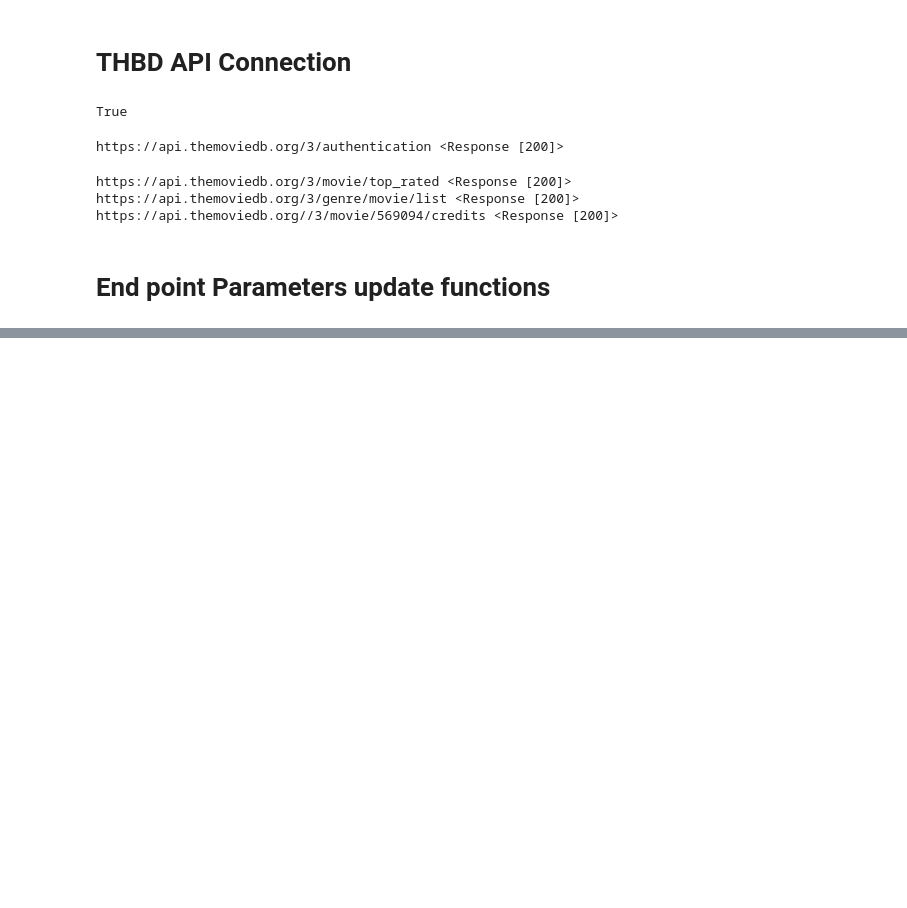
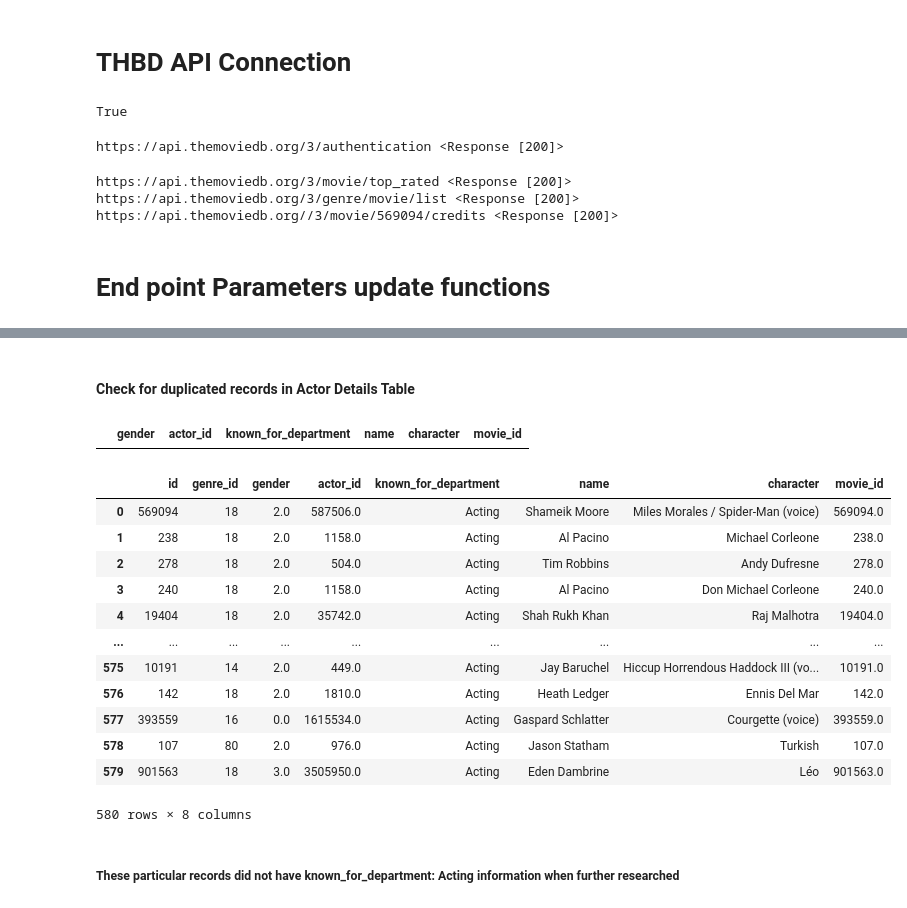
Before and after one commit to Bambi-Forest/tmdb-api-connection, a Jupyter notebook: The Movie Database API/connection.ipynb, the cells around one changed output, grey strips where cells are left out. Drawn from its saved outputs; the diff is of its cells as text; code cells hidden in the pictures; blank space fills up the shorter version.

```diff
--- a/The Movie Database API/connection.ipynb
+++ b/The Movie Database API/connection.ipynb
@@ -117,0 +181,12 @@ top_ten_paid_actors.head(10)
+# %%
+movie_rows = []
+nested_columnss = ['title']
+count = 1
+pages = 30
+
+while count < pages:
+    movie_info_df = convert_json_nested_dataframe(endpoint = top_rated_movie , headers=headers , record_paths = 'results', argv = nested_columnss, params=get_movie_endpoint_param(count))
+    df = pd.DataFrame(movie_info_df)
+    df.columns = df.columns.str.replace(' ','')
+    movie_rows.append(df)
+    count += 1
@@ -117,0 +337,25 @@ top_ten_paid_actors.head(10)
+# %% [markdown]
+#### Check for duplicated records in Actor Details Table
+# %%
+find_duplicate_records(dataframe = actors_details_df,col= "movie_id")
+# %% [output]
+|  | gender | actor_id | known_for_department | name | character | movie_id |
+# %%
+join_df=pd.merge(genre_movie_id_df,actors_details_df, left_on=['id'],right_on=['movie_id'], how='left')
+join_df
+# %% [output]
+|  | id | genre_id | gender | actor_id | known_for_department | name | character | movie_id |
+| 0 | 569094 | 18 | 2.0 | 587506.0 | Acting | Shameik Moore | Miles Morales / Spider-Man (voice) | 569094.0 |
+| 1 | 238 | 18 | 2.0 | 1158.0 | Acting | Al Pacino | Michael Corleone | 238.0 |
+| 2 | 278 | 18 | 2.0 | 504.0 | Acting | Tim Robbins | Andy Dufresne | 278.0 |
+| 3 | 240 | 18 | 2.0 | 1158.0 | Acting | Al Pacino | Don Michael Corleone | 240.0 |
+| 4 | 19404 | 18 | 2.0 | 35742.0 | Acting | Shah Rukh Khan | Raj Malhotra | 19404.0 |
+| ... | ... | ... | ... | ... | ... | ... | ... | ... |
+| 575 | 10191 | 14 | 2.0 | 449.0 | Acting | Jay Baruchel | Hiccup Horrendous Haddock III (vo... | 10191.0 |
+| 576 | 142 | 18 | 2.0 | 1810.0 | Acting | Heath Ledger | Ennis Del Mar | 142.0 |
+| 577 | 393559 | 16 | 0.0 | 1615534.0 | Acting | Gaspard Schlatter | Courgette (voice) | 393559.0 |
+| 578 | 107 | 80 | 2.0 | 976.0 | Acting | Jason Statham | Turkish | 107.0 |
+| 579 | 901563 | 18 | 3.0 | 3505950.0 | Acting | Eden Dambrine | Léo | 901563.0 |
+580 rows × 8 columns
+# %% [markdown]
+##### These particular records did not have known_for_department: Acting information when further researched
```
Also changed, not shown: parts of 33 cells of this notebook.
